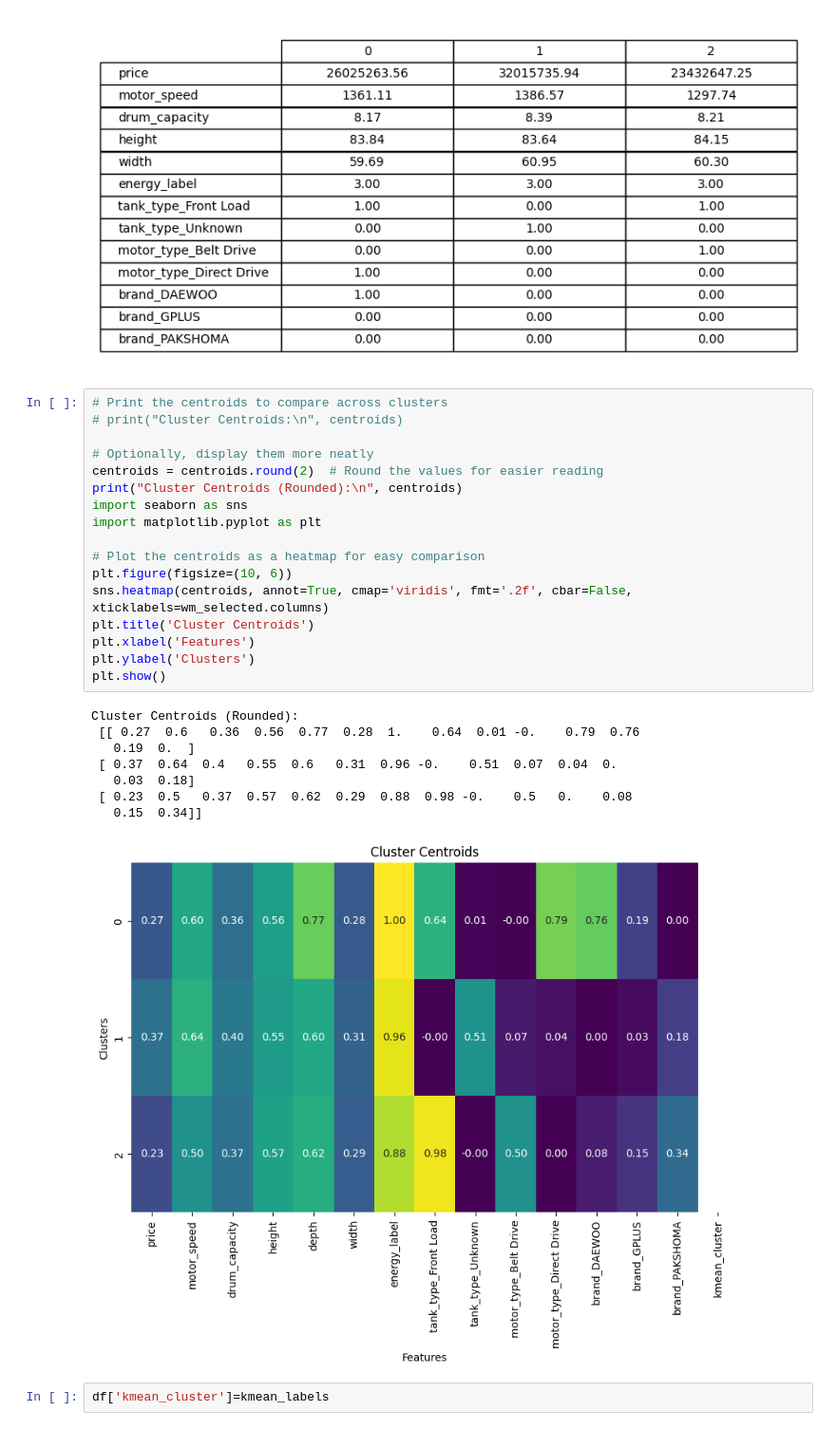
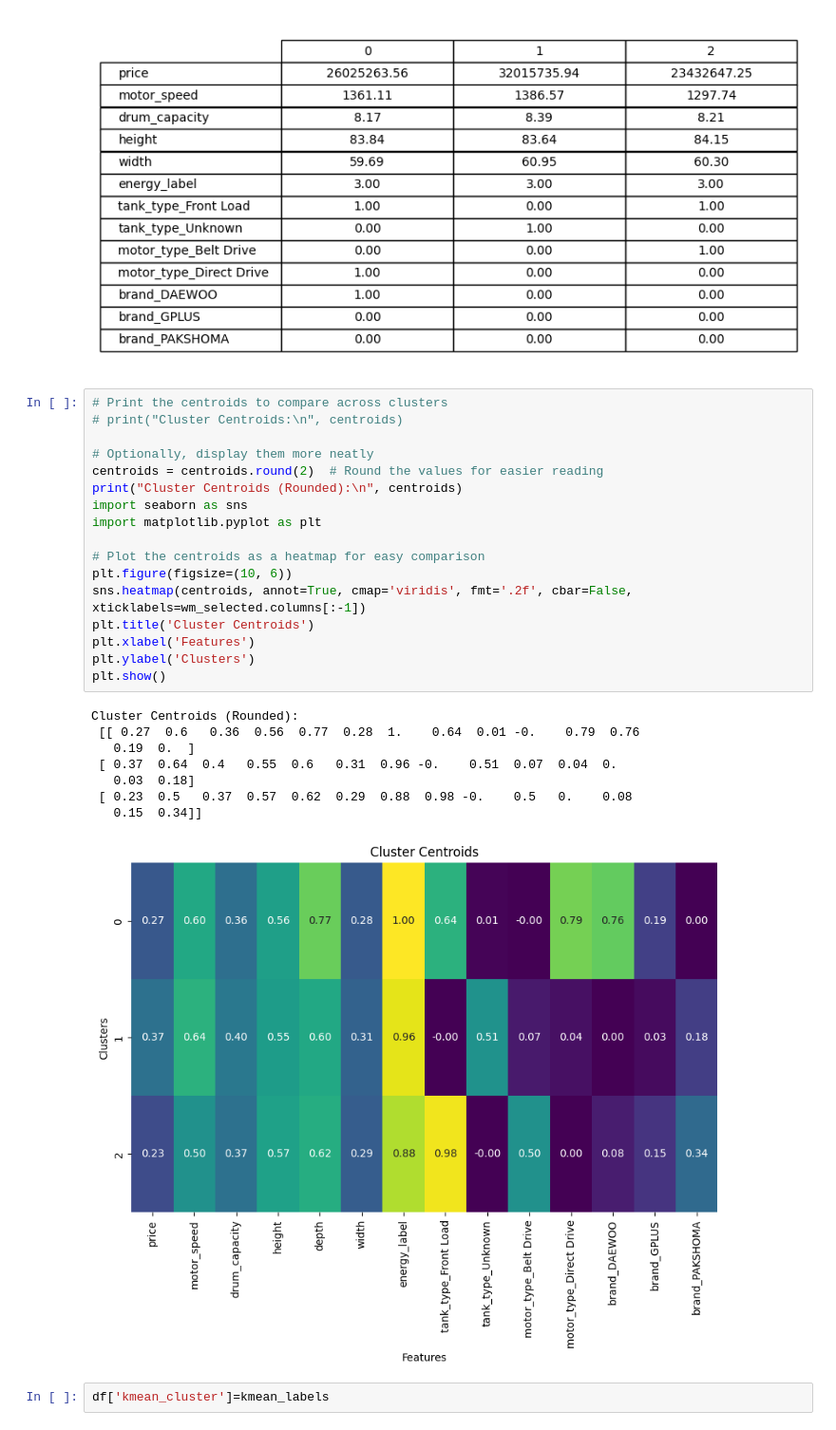
Before and after one commit to atefehjn/scraping-clustering, a Jupyter notebook: WM/clustering.ipynb, the cells around one changed output. Shown at 95% size. Saved outputs shown, nothing was run; the diff lists cells and outputs as text.

```diff
--- a/WM/clustering.ipynb
+++ b/WM/clustering.ipynb
@@ -292,29 +292,29 @@ plt.show()
 # %%
 # Print the centroids to compare across clusters
 # print("Cluster Centroids:\n", centroids)
 
 # Optionally, display them more neatly
 centroids = centroids.round(2)  # Round the values for easier reading
 print("Cluster Centroids (Rounded):\n", centroids)
 import seaborn as sns
 import matplotlib.pyplot as plt
 
 # Plot the centroids as a heatmap for easy comparison
 plt.figure(figsize=(10, 6))
-sns.heatmap(centroids, annot=True, cmap='viridis', fmt='.2f', cbar=False, xticklabels=wm_selected.columns)
+sns.heatmap(centroids, annot=True, cmap='viridis', fmt='.2f', cbar=False, xticklabels=wm_selected.columns[:-1])
 plt.title('Cluster Centroids')
 plt.xlabel('Features')
 plt.ylabel('Clusters')
 plt.show()
 # %% [output]
 Cluster Centroids (Rounded):
  [[ 0.27  0.6   0.36  0.56  0.77  0.28  1.    0.64  0.01 -0.    0.79  0.76
    0.19  0.  ]
  [ 0.37  0.64  0.4   0.55  0.6   0.31  0.96 -0.    0.51  0.07  0.04  0.
    0.03  0.18]
  [ 0.23  0.5   0.37  0.57  0.62  0.29  0.88  0.98 -0.    0.5   0.    0.08
    0.15  0.34]]
-[figure, old version]
+[figure, new version]
 # %%
 df['kmean_cluster']=kmean_labels
 # %%
```
Also changed, not shown: 2 other files.
